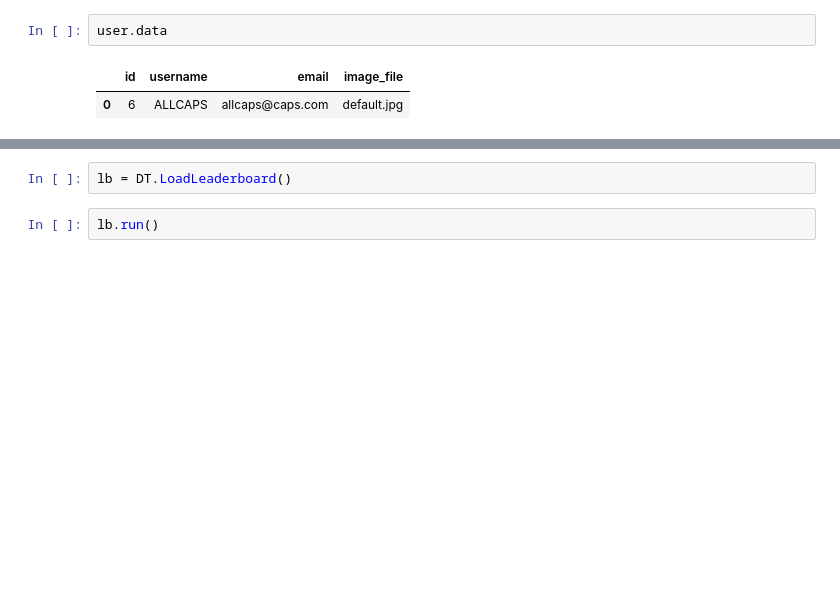
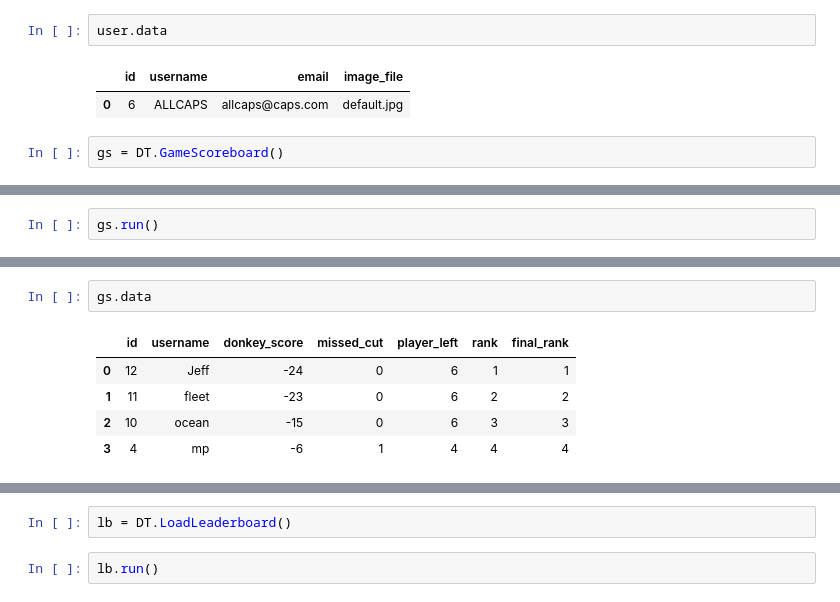
Before and after one commit to jbarton311/donkey_golf, a Jupyter notebook: jupyter_notebooks/class_testing.ipynb, the cells around one changed output, grey strips where cells are left out. Saved outputs shown, nothing was run; the diff lists cells and outputs as text; blank space fills up the shorter version.

```diff
--- a/jupyter_notebooks/class_testing.ipynb
+++ b/jupyter_notebooks/class_testing.ipynb
@@ -51,3 +51,5 @@ user.data
 # %% [output]
 |  | id | username | email | image_file |
 | 0 | 6 | ALLCAPS | allcaps@caps.com | default.jpg |
+# %%
+gs = DT.GameScoreboard()
@@ -53,0 +61,2 @@ user.data
+# %%
+gs.run()
@@ -53,0 +68,8 @@ user.data
+# %%
+gs.data
+# %% [output]
+|  | id | username | donkey_score | missed_cut | player_left | rank | final_rank |
+| 0 | 12 | Jeff | -24 | 0 | 6 | 1 | 1 |
+| 1 | 11 | fleet | -23 | 0 | 6 | 2 | 2 |
+| 2 | 10 | ocean | -15 | 0 | 6 | 3 | 3 |
+| 3 | 4 | mp | -6 | 1 | 4 | 4 | 4 |
```
Also changed, not shown: parts of 5 cells of this notebook, 1 other file.
